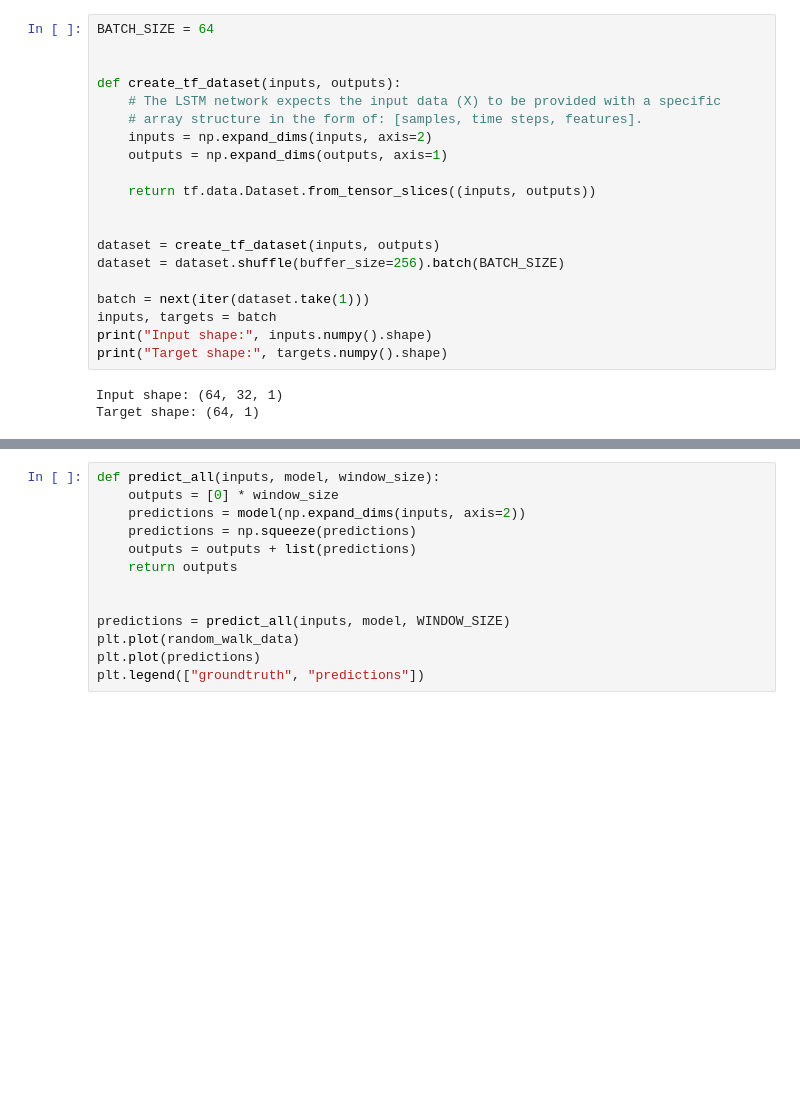
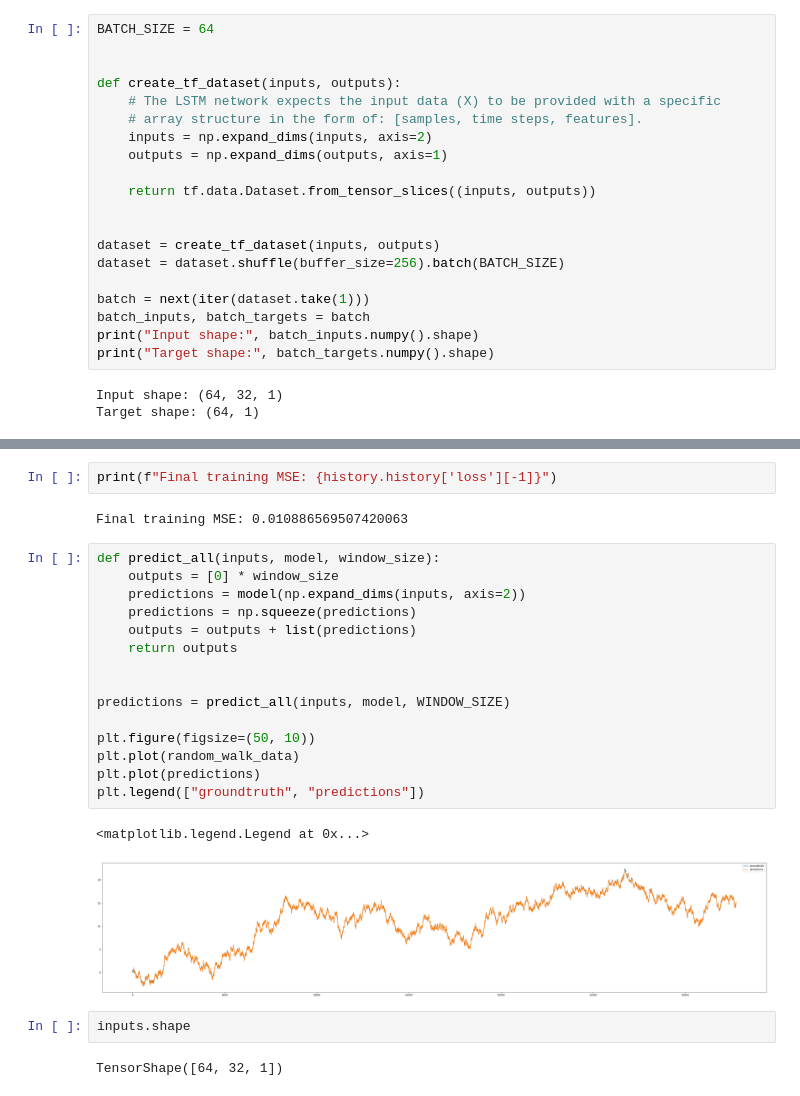
Before and after one commit to filipemtz/neuralnets, a Jupyter notebook: example_lstm_time_series_forecasting.ipynb, the cells around one changed output, grey strips where cells are left out. Saved outputs shown, nothing was run; the diff lists cells and outputs as text; blank space fills up the shorter version.

```diff
--- a/example_lstm_time_series_forecasting.ipynb
+++ b/example_lstm_time_series_forecasting.ipynb
@@ -53,9 +53,9 @@ dataset = create_tf_dataset(inputs, outputs)
 dataset = dataset.shuffle(buffer_size=256).batch(BATCH_SIZE)
 
 batch = next(iter(dataset.take(1)))
-inputs, targets = batch
-print("Input shape:", inputs.numpy().shape)
-print("Target shape:", targets.numpy().shape)
+batch_inputs, batch_targets = batch
+print("Input shape:", batch_inputs.numpy().shape)
+print("Target shape:", batch_targets.numpy().shape)
 # %% [output]
 Input shape: (64, 32, 1)
 Target shape: (64, 1)
@@ -100,13 +102,26 @@ Epoch 5/20
+# %%
+print(f"Final training MSE: {history.history['loss'][-1]}")
+# %% [output]
+Final training MSE: 0.010886569507420063
 # %%
 def predict_all(inputs, model, window_size):
     outputs = [0] * window_size
     predictions = model(np.expand_dims(inputs, axis=2))
     predictions = np.squeeze(predictions)
     outputs = outputs + list(predictions)
     return outputs
 
 
 predictions = predict_all(inputs, model, WINDOW_SIZE)
+
+plt.figure(figsize=(50, 10))
 plt.plot(random_walk_data)
 plt.plot(predictions)
 plt.legend(["groundtruth", "predictions"])
+# %% [output]
+<matplotlib.legend.Legend at 0x...>
+[figure, added]
+# %%
+inputs.shape
+# %% [output]
+TensorShape([64, 32, 1])
```
Also changed, not shown: parts of 1 cell of this notebook.
